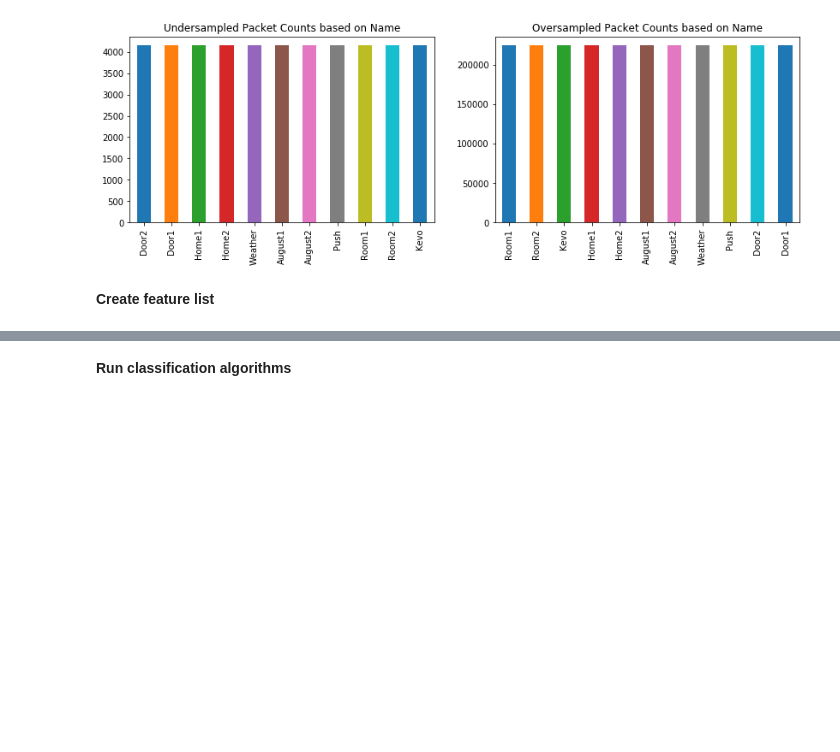
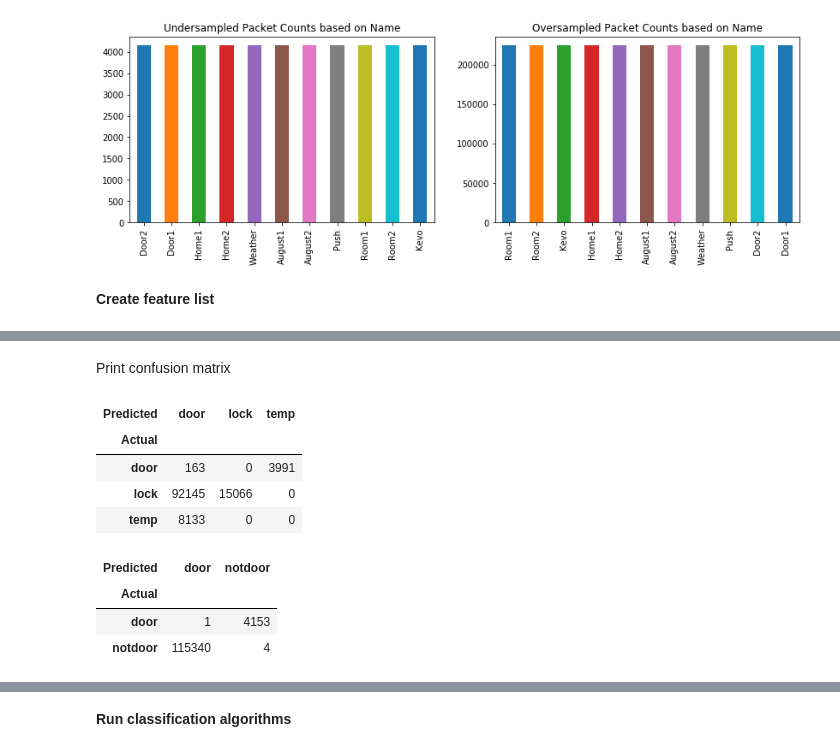
Before and after one commit to 7high/thesis, a Jupyter notebook: ble_data_processing.ipynb, the cells around one changed output, grey strips where cells are left out. Drawn from its saved outputs; the diff is of its cells as text; code cells hidden in the pictures; blank space fills up the shorter version.

```diff
--- a/ble_data_processing.ipynb
+++ b/ble_data_processing.ipynb
@@ -149,0 +177,19 @@ y_list = ["door", "lock", "temp"]
+# %% [markdown]
+Print confusion matrix
+# %%
+# Create/display confusion matrices
+rf_cm = b.make_conf_matrix(y_test_rf, rf_dict['Pred'], cm_type='multiclass', labels=y_list)
+display(rf_cm)
+
+lda_cm = b.make_conf_matrix(y_test_lda, lda_dict['Pred'], cm_type='singleclass')
+display(lda_cm)
+# %% [output]
+| Predicted | door | lock | temp |
+| Actual |  |  |  |
+| door | 163 | 0 | 3991 |
+| lock | 92145 | 15066 | 0 |
+| temp | 8133 | 0 | 0 |
+| Predicted | door | notdoor |
+| Actual |  |  |
+| door | 1 | 4153 |
+| notdoor | 115340 | 4 |
```
Also changed, not shown: parts of 5 cells of this notebook, 1 other file.
